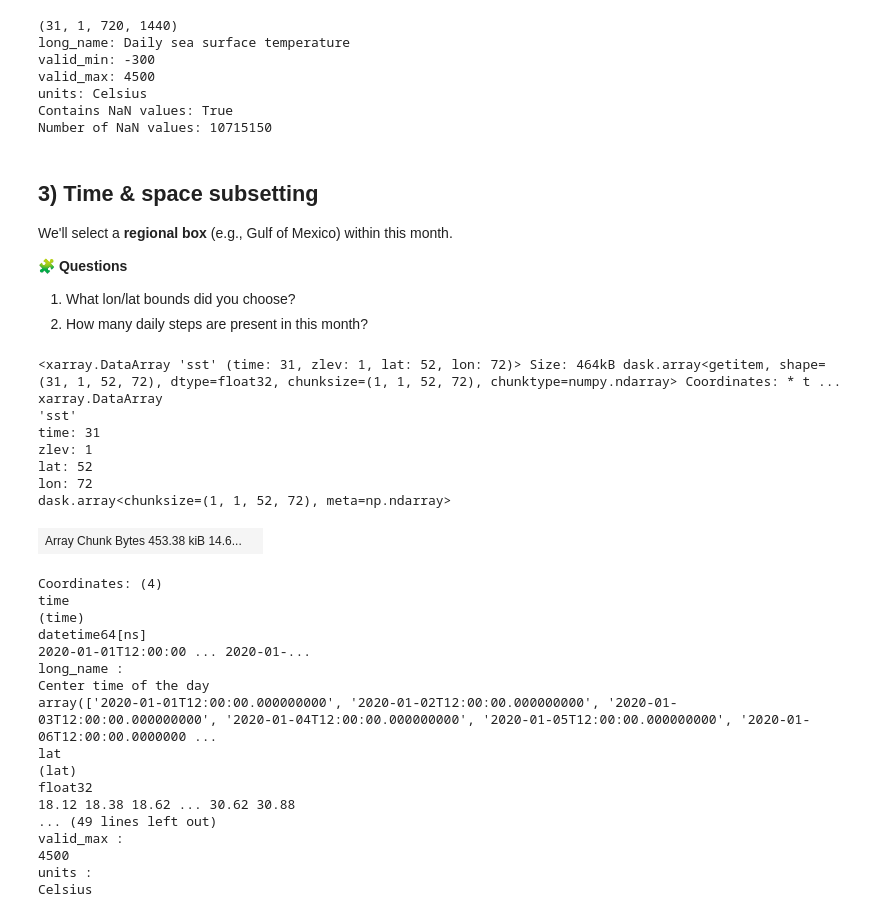
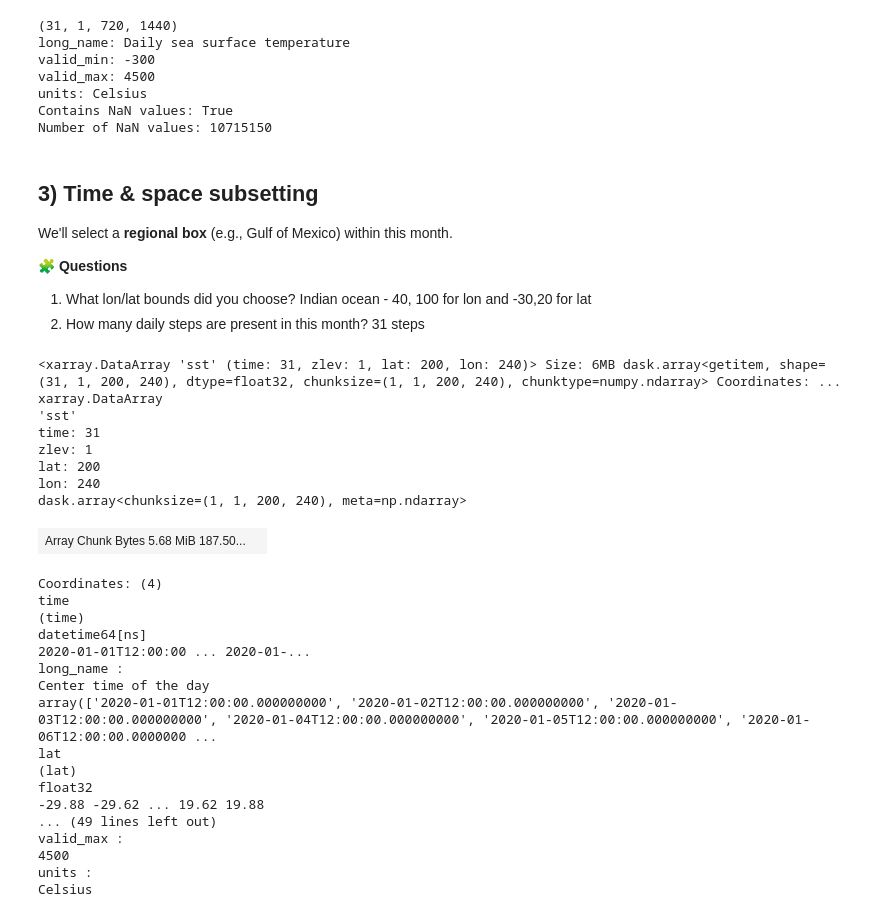
Before and after one commit to atmsillinois/module-2-check-in-dprocell, a Jupyter notebook: notebooks/01_xarray_oisst_exercises.ipynb, the cells around one changed output. Drawn from its saved outputs; the diff is of its cells as text; code cells hidden in the pictures.

```diff
--- a/notebooks/01_xarray_oisst_exercises.ipynb
+++ b/notebooks/01_xarray_oisst_exercises.ipynb
@@ -97,38 +97,38 @@ Number of NaN values: 10715150
 We'll select a **regional box** (e.g., Gulf of Mexico) within this month.
 
 **🧩 Questions**
-1. What lon/lat bounds did you choose?
-2. How many daily steps are present in this month?
+1. What lon/lat bounds did you choose? Indian ocean - 40, 100 for lon and -30,20 for lat
+2. How many daily steps are present in this month? 31 steps
 # %%
 var = "sst"
 
-lon_min, lon_max = -98, -80   # TODO
-lat_min, lat_max =  18,  31   # TODO
+lon_min, lon_max = 40, 100   # TODO
+lat_min, lat_max =  -30,  20   # TODO
 
 def to_0360(lon):
     lon = np.asarray(lon)
     out = np.mod(lon, 360.0)
     out[out < 0] += 360.0
     return out
 
 lon_min_0360, lon_max_0360 = to_0360([lon_min, lon_max])
 
 dss = ds.sel(
     lon=slice(lon_min_0360, lon_max_0360),
     lat=slice(lat_min, lat_max)
 )
 
 dss[var]
 # %% [output]
-<xarray.DataArray 'sst' (time: 31, zlev: 1, lat: 52, lon: 72)> Size: 464kB dask.array<getitem, shape=(31, 1, 52, 72), dtype=float32, chunksize=(1, 1, 52, 72), chunktype=numpy.ndarray> Coordinates: * t ...
+<xarray.DataArray 'sst' (time: 31, zlev: 1, lat: 200, lon: 240)> Size: 6MB dask.array<getitem, shape=(31, 1, 200, 240), dtype=float32, chunksize=(1, 1, 200, 240), chunktype=numpy.ndarray> Coordinates: ...
 xarray.DataArray
 'sst'
 time: 31
 zlev: 1
-lat: 52
-lon: 72
-dask.array<chunksize=(1, 1, 52, 72), meta=np.ndarray>
+lat: 200
+lon: 240
+dask.array<chunksize=(1, 1, 200, 240), meta=np.ndarray>
-| Array Chunk Bytes 453.38 kiB 14.6... |  |
+| Array Chunk Bytes 5.68 MiB 187.50... |  |
 Coordinates: (4)
 time
 (time)
@@ -140,7 +140,7 @@ array(['2020-01-01T12:00:00.000000000', '2020-01-02T12:00:00.000000000', '2020-0
 lat
 (lat)
 float32
-18.12 18.38 18.62 ... 30.62 30.88
+-29.88 -29.62 ... 19.62 19.88
 ... (49 lines left out)
 valid_max :
 4500
```
Also changed, not shown: parts of 6 cells of this notebook.
